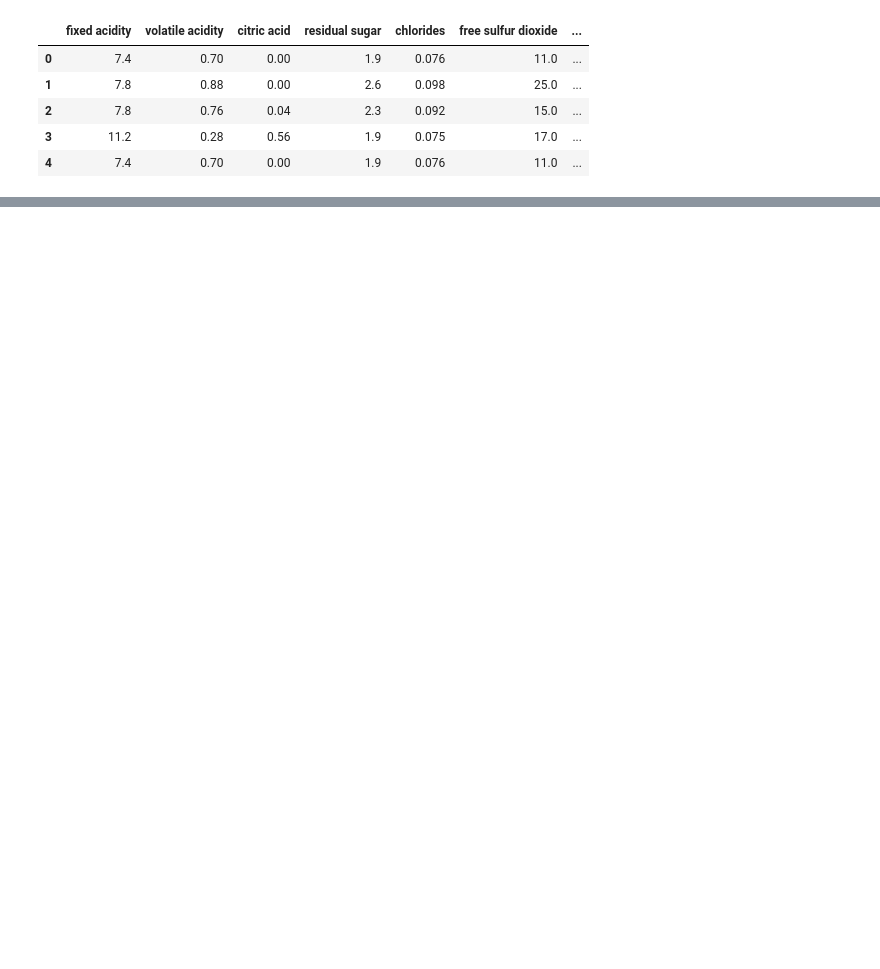
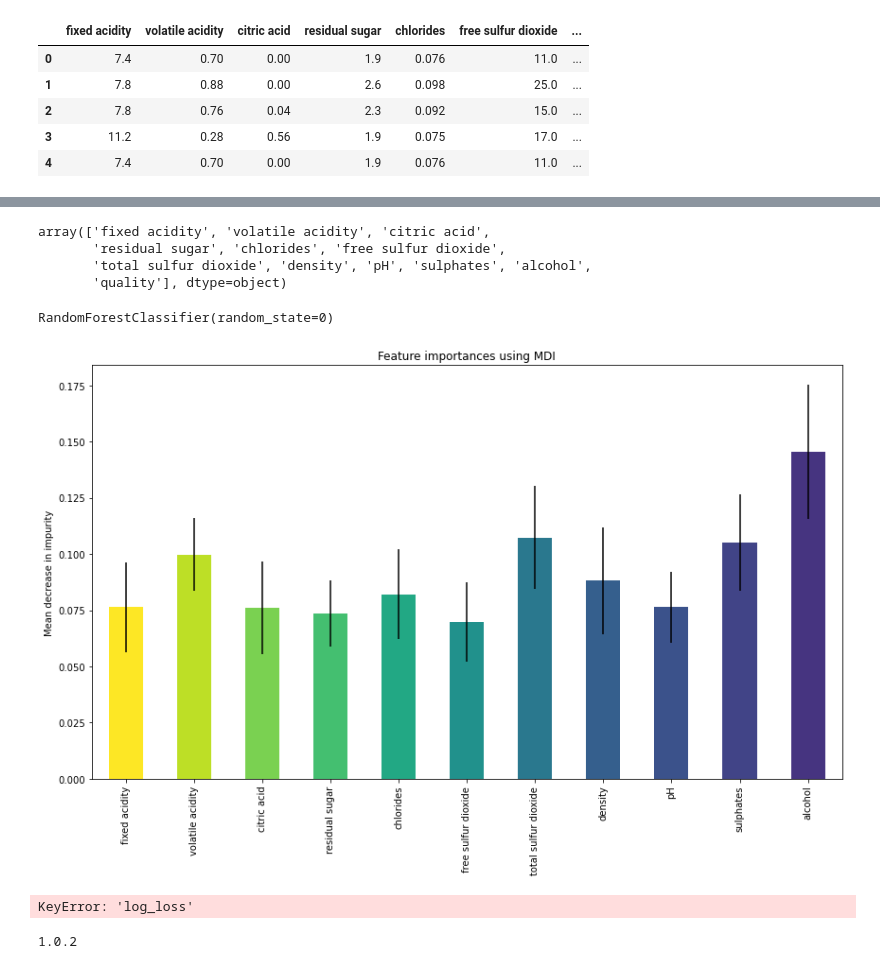
Before and after one commit to henginsever/680-Project, a Jupyter notebook: 680ProjectWine.ipynb, the cells around one changed output, grey strips where cells are left out. Saved outputs shown, nothing was run; the diff lists cells and outputs as text; code cells hidden in the pictures; blank space fills up the shorter version.

Commit message:
randomforestaddition

```diff
--- a/680ProjectWine.ipynb
+++ b/680ProjectWine.ipynb
@@ -460,0 +534,37 @@ plt.plot(k_rng,sse)
+# %%
+column_names=dt.columns.values
+column_names
+# %% [output]
+array(['fixed acidity', 'volatile acidity', 'citric acid',
+       'residual sugar', 'chlorides', 'free sulfur dioxide',
+       'total sulfur dioxide', 'density', 'pH', 'sulphates', 'alcohol',
+       'quality'], dtype=object)
+# %%
+feature_names = [f"{column_names[i]}" for i in range(X.shape[1])]
+forest = RandomForestClassifier(random_state=0)
+forest.fit(X_train, y_train)
+# %% [output]
+RandomForestClassifier(random_state=0)
+# %%
+importances = forest.feature_importances_
+std = np.std([tree.feature_importances_ for tree in forest.estimators_], axis=0)
+
+forest_importances = pd.Series(importances, index=feature_names)
+from matplotlib.cm import ScalarMappable
+
+data_color = [1000.,900.,800.,700., 600., 500., 400., 300., 250., 200., 150.]
+data_color = [x / max(data_color) for x in data_color]
+
+my_cmap = plt.cm.get_cmap('viridis')
+colors = my_cmap(data_color)
+
+sm = ScalarMappable(cmap=my_cmap, norm=plt.Normalize(0,max(data_color)))
+sm.set_array([])
+
+fig, ax = plt.subplots(figsize=(12,8))
+forest_importances.plot.bar(yerr=std, ax=ax, color=colors)
+ax.set_title("Feature importances using MDI")
+ax.set_ylabel("Mean decrease in impurity")
+fig.tight_layout()
+# %% [output]
+[figure, added]
@@ -460,0 +620,9 @@ plt.plot(k_rng,sse)
+# %%
+RDF_GridSearch(X_train_dt, X_test_dt, y_train_dt, y_test_dt)
+# %% [output]
+KeyError: 'log_loss'
+# %%
+import sklearn
+print(sklearn.__version__)
+# %% [output]
+1.0.2
```
Also changed, not shown: parts of 37 cells of this notebook.
